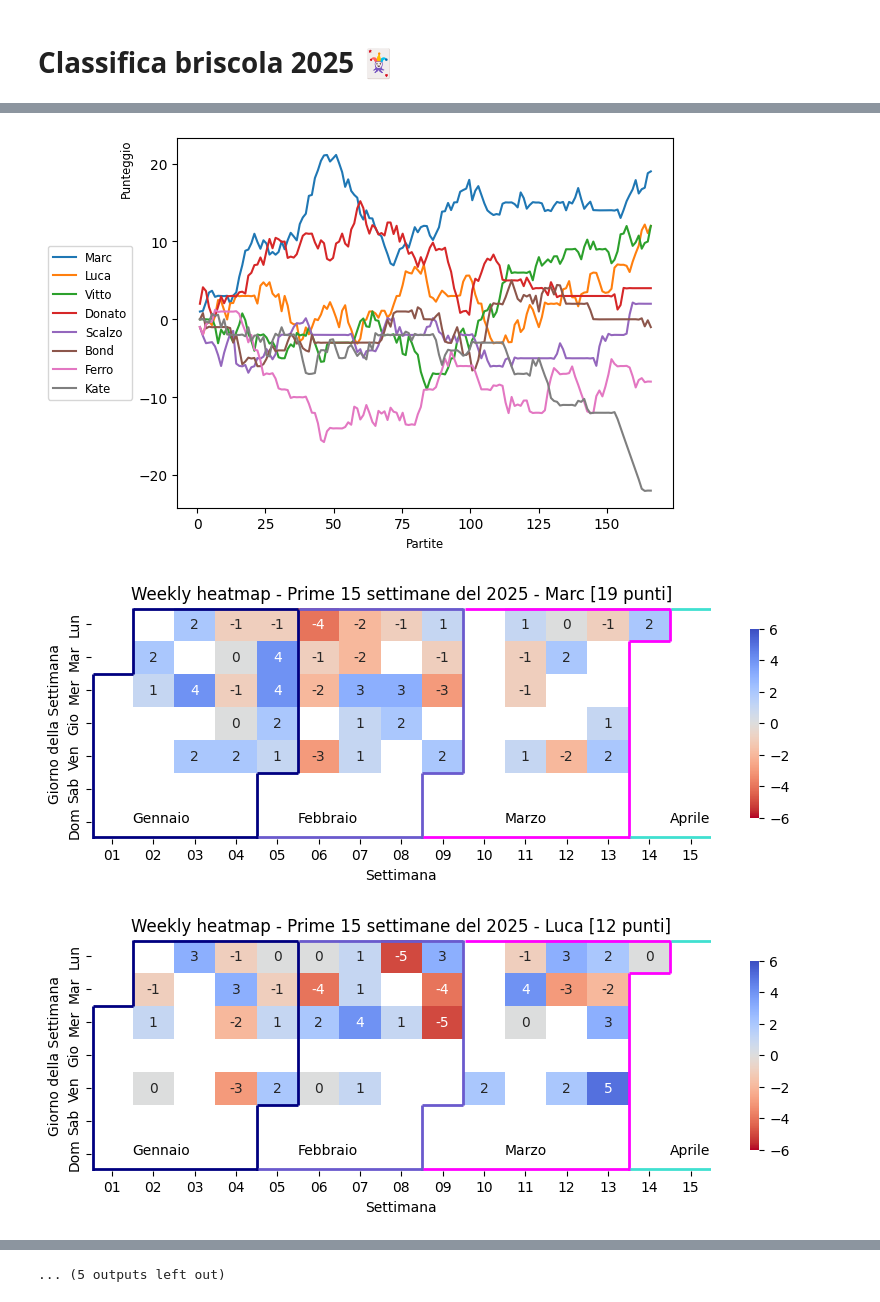
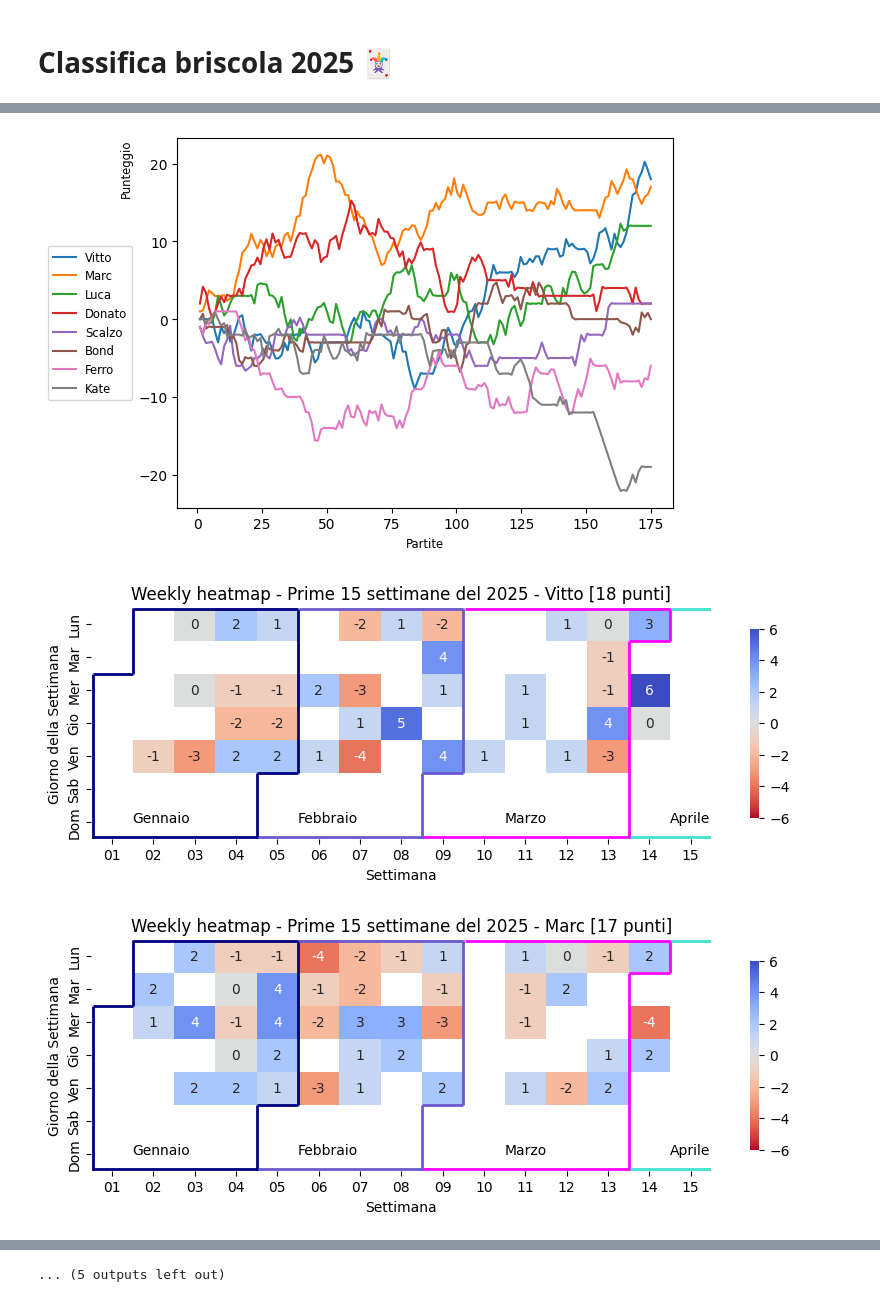
Before and after one commit to marcybon/breescola, a Jupyter notebook: bestemmie_3.ipynb, the cells around one changed output, grey strips where cells are left out. Cells and saved outputs as stored; diff of their text form; code cells hidden in the pictures.

```diff
--- a/bestemmie_3.ipynb
+++ b/bestemmie_3.ipynb
@@ -1,8 +1,9 @@
 # %% [markdown]
 # **Classifica briscola 2025** 🃏
 # %%
+%%capture
 # @title
-'''
+raw_data_gen_feb_mar = '''
 7 gen W Donato Marc Luca Ferro Scalzo
 7 gen W Donato Bond Luca Ferro Scalzo
 7 gen L Bond Scalzo Ferro Luca Marc
@@ -168,5 +169,4 @@
 28 mar W Luca Marc Ferro Vitto Kate
 31 mar L Massi Bond Vitto Nic Ric
 31 mar W Marc Bond Luca Massi Ric
-31 mar W Vitto Luca Bond Nic Ric
-'''
+31 mar W Vitto Luca Bond Nic Ric'''
@@ -175,3 +173,17 @@
+# %%
+%%capture
+# @title
+raw_data_apr_mag_giu = '''
+2 apr W Vitto Kate Marc Donato Nic
+2 apr W Vitto Kate Donato Bond Nic
+2 apr W Donato Bond Marc Kate Nic
+2 apr W Vitto Kate Marc Donato Bond
+2 apr W Bond Kate Marc Donato Nic
+3 apr W Vitto Bond Ferro Nic Mike
+3 apr W Ferro Marc Bond Nic Mike
+3 apr W Mike Bond Vitto Ferro Nic
+3 apr W Ferro Marc Vitto Bond Mike
+'''
 # %%
 # @title
 # imp 1
@@ -636,7 +648,10 @@ def crea_heatmap_settimanale(anno, numero_settimane, giornate_giocate, nome_gioc
 # - - - - - - - - - - - - - - - - - - - - - - - - - - - - - - - - - - - - - - #
 # - - - - - - - - - - - - - - - - - - - - - - - - - - - - - - - - - - - - - - #
 # Run 1
-raw_data_ = [_][0]
+# Inserisco l'output della cella aggiornata quotidianamente,
+# i dati di gen feb e mar sono nella lista raw_data_gen_feb_mar
+# raw_data_apr_mag_giu = [_][0] tolgo la cattura dell'output
+raw_data_ = raw_data_gen_feb_mar + raw_data_apr_mag_giu
 # Parsing delle partite
 partite = parse_partite(raw_data_)
 #print(partite[5])  #('8 gen', 'W', ['Ferro', 'Luca', 'Marc', 'Kate', 'Donato'])
@@ -689,12 +704,12 @@ incremento_punteggi = dict(calcola_incremento_punteggi(elenco_giocatori_ordine_a
 # tutti = elenco_giocatori_ordine_alfabetico
 # print(dict(classifica))
 tutti = list(dict(classifica).keys())
-# Rimuovi da 'tutti' (cioè nomi ordinati in base alla classifica) i giocatori presenti in elenco_giocatori_presenze_almeno_20_perc
+# Rimuovi da 'tutti' (cioè nomi ordinati in base alla classifica) i giocatori presenti in elenco_giocatori_presenze_almeno_35_perc
 giocatori_piu_presenti = list()
 for giocatore in tutti:
   if giocatore in elenco_giocatori_presenze_almeno_20_perc:
     giocatori_piu_presenti.append(giocatore)
-# Disegna solo giocatori con almeno 20% di partite giocate
+# Disegna solo giocatori con almeno 35% di partite giocate
 print('\nGiocatori con almeno 35% di partite giocate:')
 disegna_multi(giocatori_piu_presenti, partite)
 # Altrimenti al posto di tutti inserisci una lista di nomi da visualizzare
@@ -749,5 +764,5 @@ Mike:   -1.0
 
 Giocatori con almeno 35% di partite giocate:
-[figure, old version]
+[figure, new version]
-[figure, old version]
+[figure, new version]
-[figure, old version]
+[figure, new version]
```
Also changed, not shown: parts of 2 cells of this notebook.
